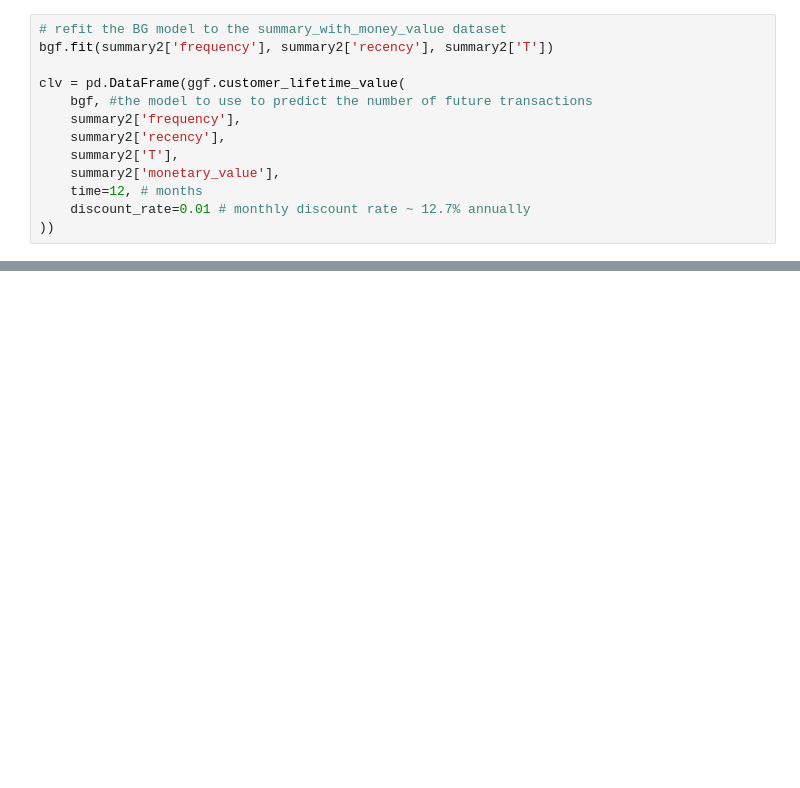
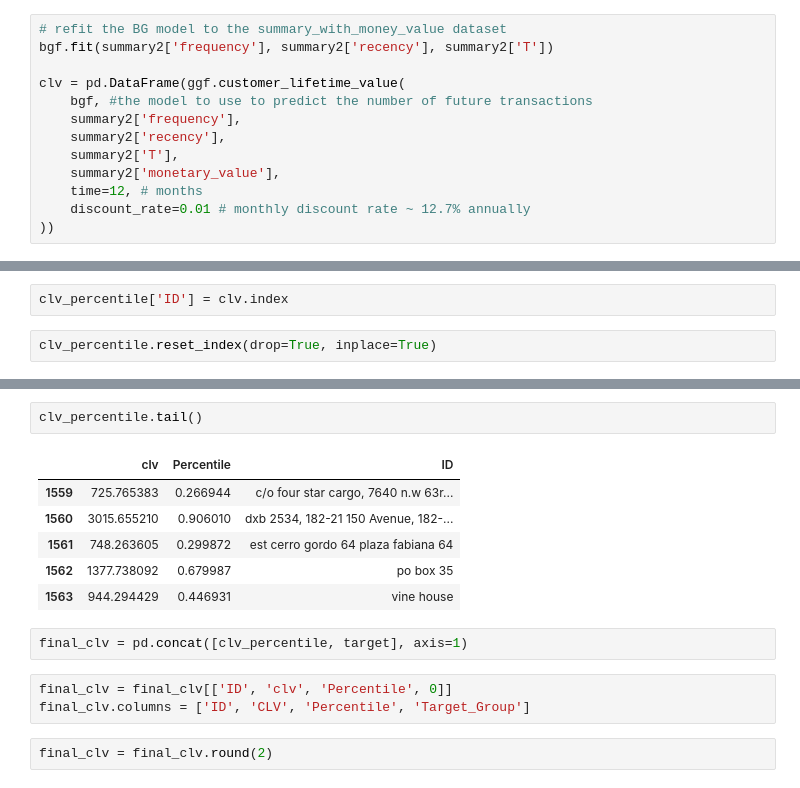
Before and after one commit to lksfr/NOSO, a Jupyter notebook: Lukas/CLVAnalysis.ipynb, the cells around one changed output, grey strips where cells are left out. Cells and saved outputs as stored; diff of their text form; blank space fills up the shorter version.

```diff
--- a/Lukas/CLVAnalysis.ipynb
+++ b/Lukas/CLVAnalysis.ipynb
@@ -368,0 +456,4 @@ clv.sort_values(by='clv', ascending=False).head(10)
+# %%
+clv_percentile['ID'] = clv.index
+# %%
+clv_percentile.reset_index(drop=True, inplace=True)
@@ -368,0 +471,16 @@ clv.sort_values(by='clv', ascending=False).head(10)
+# %%
+clv_percentile.tail()
+# %% [output]
+|  | clv | Percentile | ID |
+| 1559 | 725.765383 | 0.266944 | c/o four star cargo, 7640 n.w 63r... |
+| 1560 | 3015.655210 | 0.906010 | dxb 2534, 182-21 150 Avenue, 182-... |
+| 1561 | 748.263605 | 0.299872 | est cerro gordo 64 plaza fabiana 64 |
+| 1562 | 1377.738092 | 0.679987 | po box 35 |
+| 1563 | 944.294429 | 0.446931 | vine house |
+# %%
+final_clv = pd.concat([clv_percentile, target], axis=1)
+# %%
+final_clv = final_clv[['ID', 'clv', 'Percentile', 0]]
+final_clv.columns = ['ID', 'CLV', 'Percentile', 'Target_Group']
+# %%
+final_clv = final_clv.round(2)
```
Also changed, not shown: parts of 18 cells of this notebook, 8 other files.
